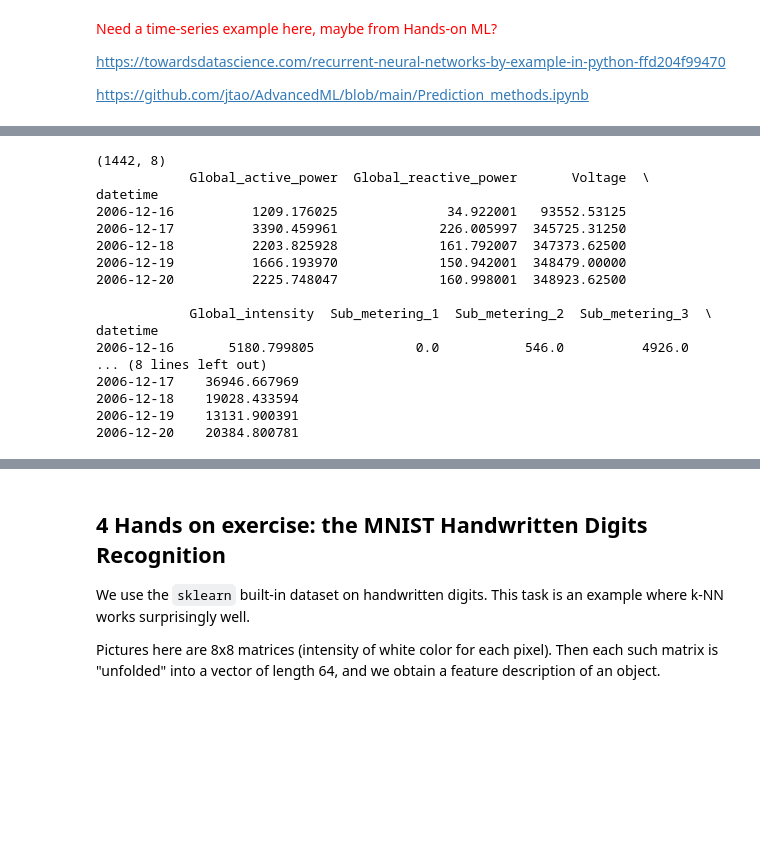
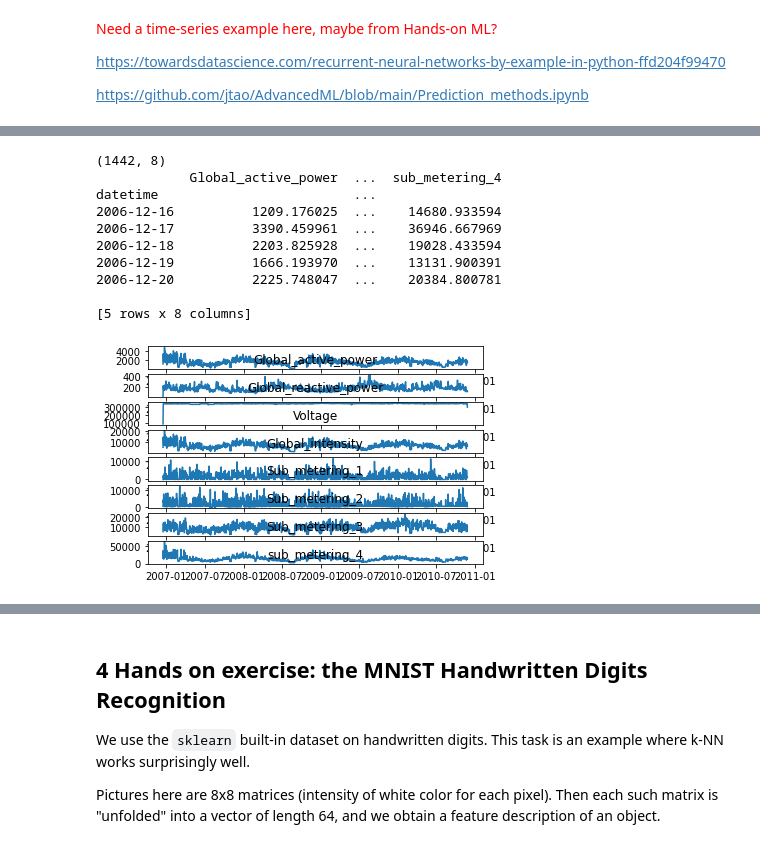
Before and after one commit to mdnsakib/ICPE-639, a Jupyter notebook: Mod4-2-ML-SL-RecurrentNNs.ipynb, the cells around one changed output, grey strips where cells are left out. Saved outputs shown, nothing was run; the diff lists cells and outputs as text; code cells hidden in the pictures; blank space fills up the shorter version.

```diff
--- a/Mod4-2-ML-SL-RecurrentNNs.ipynb
+++ b/Mod4-2-ML-SL-RecurrentNNs.ipynb
@@ -210,7 +230,7 @@ def fill_missing(values):
                 values[row, col] = values[row - one_day, col]
 
 # load all data
-dataset = read_csv('datasets/household_power_consumption.txt', sep=';', header=0, low_memory=False, infer_datetime_format=True, parse_dates={'datetime':[0,1]}, index_col=['datetime'])
+dataset = read_csv('household_power_consumption.txt', sep=';', header=0, low_memory=False, infer_datetime_format=True, parse_dates={'datetime':[0,1]}, index_col=['datetime'])
 # mark all missing values
 dataset.replace('?', nan, inplace=True)
 # make dataset numeric
@@ -228,22 +248,31 @@ daily_data = daily_groups.sum()
 print(daily_data.shape)
 print(daily_data.head())
 # save
-daily_data.to_csv('datasets/household_power_consumption_days.csv')
+daily_data.to_csv('household_power_consumption_days.csv')
 # %% [output]
 (1442, 8)
-            Global_active_power  Global_reactive_power       Voltage  \
-datetime
-2006-12-16          1209.176025              34.922001   93552.53125
-2006-12-17          3390.459961             226.005997  345725.31250
-2006-12-18          2203.825928             161.792007  347373.62500
-2006-12-19          1666.193970             150.942001  348479.00000
-2006-12-20          2225.748047             160.998001  348923.62500
+            Global_active_power  ...  sub_metering_4
+datetime                         ...
+2006-12-16          1209.176025  ...    14680.933594
+2006-12-17          3390.459961  ...    36946.667969
+2006-12-18          2203.825928  ...    19028.433594
+2006-12-19          1666.193970  ...    13131.900391
+2006-12-20          2225.748047  ...    20384.800781
 
-            Global_intensity  Sub_metering_1  Sub_metering_2  Sub_metering_3  \
-datetime
-2006-12-16       5180.799805             0.0           546.0          4926.0
-... (8 lines left out)
-2006-12-17    36946.667969
-2006-12-18    19028.433594
-2006-12-19    13131.900391
-2006-12-20    20384.800781
+[5 rows x 8 columns]
+# %%
+# line plots
+from pandas import read_csv
+from matplotlib import pyplot
+# load the new file
+dataset = read_csv('household_power_consumption_days.csv', header=0, infer_datetime_format=True, parse_dates=['datetime'], index_col=['datetime'])
+# line plot for each variable
+pyplot.figure()
+for i in range(len(dataset.columns)):
+	pyplot.subplot(len(dataset.columns), 1, i+1)
+	name = dataset.columns[i]
+	pyplot.plot(dataset[name])
+	pyplot.title(name, y=0)
+pyplot.show()
+# %% [output]
+[figure, added]
```
Also changed, not shown: parts of 6 cells of this notebook, 1 other file.
